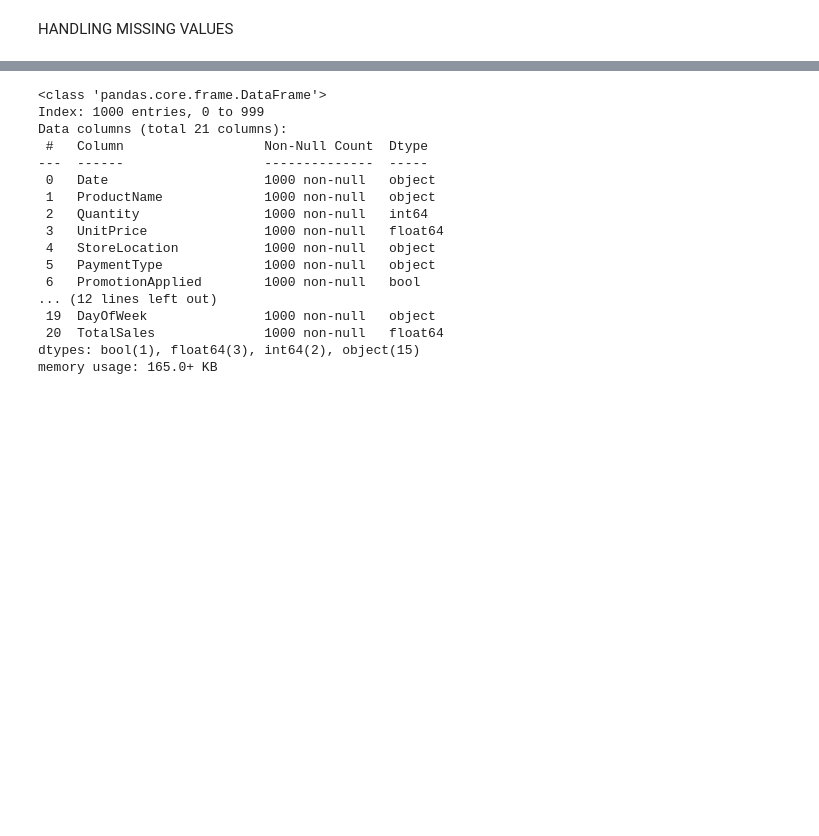
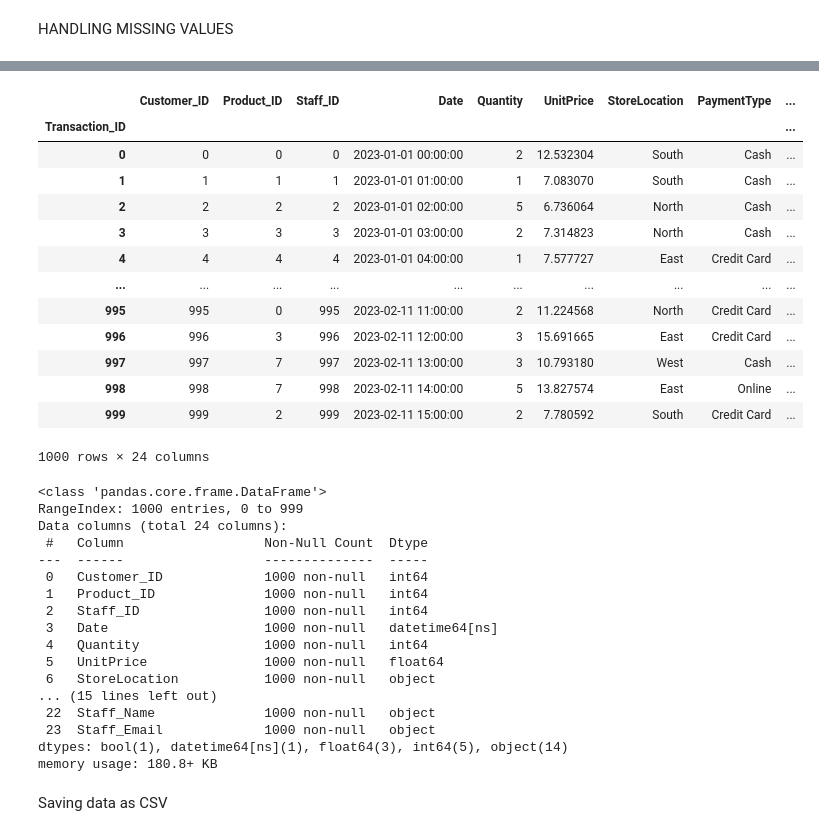
Before and after one commit to Taoficoda/zipo-food_etl_using_airflow, a Jupyter notebook: etl_pipeline.ipynb, the cells around one changed output, grey strips where cells are left out. Cells and saved outputs as stored; diff of their text form; code cells hidden in the pictures; blank space fills up the shorter version.

Commit message:
data-transformation1

```diff
--- a/etl_pipeline.ipynb
+++ b/etl_pipeline.ipynb
@@ -120,0 +145,9 @@ for str_cols in string_columns:
+# %%
+# product = data[['ProductName','UnitPrice']].copy().drop_duplicates().reset_index(drop=True)
+# product_ID = range(1, len(product) + 1)
+# product['Product_ID'] = product_ID
+#                     OR
+
+product = data[['ProductName']].copy().drop_duplicates().reset_index(drop=True)
+product.index.name = 'Product_ID'
+product = product.reset_index()
@@ -120,0 +167,4 @@ for str_cols in string_columns:
+# %%
+customer = data[['CustomerName','CustomerAddress','Customer_PhoneNumber','CustomerEmail']].copy().drop_duplicates().reset_index(drop=True)
+customer.index.name = 'Customer_ID'
+customer = customer.reset_index()
@@ -120,0 +187,4 @@ for str_cols in string_columns:
+# %%
+staff = data[['Staff_Name', 'Staff_Email']].copy().drop_duplicates().reset_index(drop=True)
+staff.index.name = 'Staff_ID'
+staff = staff.reset_index()
@@ -120,0 +205,7 @@ for str_cols in string_columns:
+# %%
+transcation_fact = data.merge(product, on=['ProductName'], how='left')\
+      .merge(customer, on=['CustomerName','CustomerAddress','Customer_PhoneNumber','CustomerEmail'], how='left')\
+            .merge(staff, on=['Staff_Name', 'Staff_Email'], how='left')
+
+transcation_fact.index.name = 'Transaction_ID'
+transcation_fact.reset_index()
@@ -121,20 +226,44 @@ for str_cols in string_columns:
+# %%
+transcation_fact = transcation_fact[['Customer_ID','Product_ID','Staff_ID','Date', 'Quantity', 'UnitPrice', 'StoreLocation', 'PaymentType',
+       'PromotionApplied', 'Weather', 'Temperature', 'StaffPerformanceRating',
+       'CustomerFeedback', 'DeliveryTime_min', 'OrderType', 'DayOfWeek',
+       'TotalSales', 'ProductName','CustomerName', 'CustomerAddress', 'Customer_PhoneNumber',
+       'CustomerEmail','Staff_Name', 'Staff_Email']]
+transcation_fact
+# %% [output]
+|  | Customer_ID | Product_ID | Staff_ID | Date | Quantity | UnitPrice | StoreLocation | PaymentType | ... |
+| Transaction_ID |  |  |  |  |  |  |  |  | ... |
+| 0 | 0 | 0 | 0 | 2023-01-01 00:00:00 | 2 | 12.532304 | South | Cash | ... |
+| 1 | 1 | 1 | 1 | 2023-01-01 01:00:00 | 1 | 7.083070 | South | Cash | ... |
+| 2 | 2 | 2 | 2 | 2023-01-01 02:00:00 | 5 | 6.736064 | North | Cash | ... |
+| 3 | 3 | 3 | 3 | 2023-01-01 03:00:00 | 2 | 7.314823 | North | Cash | ... |
+| 4 | 4 | 4 | 4 | 2023-01-01 04:00:00 | 1 | 7.577727 | East | Credit Card | ... |
+| ... | ... | ... | ... | ... | ... | ... | ... | ... | ... |
+| 995 | 995 | 0 | 995 | 2023-02-11 11:00:00 | 2 | 11.224568 | North | Credit Card | ... |
+| 996 | 996 | 3 | 996 | 2023-02-11 12:00:00 | 3 | 15.691665 | East | Credit Card | ... |
+| 997 | 997 | 7 | 997 | 2023-02-11 13:00:00 | 3 | 10.793180 | West | Cash | ... |
+| 998 | 998 | 7 | 998 | 2023-02-11 14:00:00 | 5 | 13.827574 | East | Online | ... |
+| 999 | 999 | 2 | 999 | 2023-02-11 15:00:00 | 2 | 7.780592 | South | Credit Card | ... |
+1000 rows × 24 columns
 # %%
-data.info()
+transcation_fact.info()
 # %% [output]
 <class 'pandas.core.frame.DataFrame'>
-Index: 1000 entries, 0 to 999
-Data columns (total 21 columns):
+RangeIndex: 1000 entries, 0 to 999
+Data columns (total 24 columns):
  #   Column                  Non-Null Count  Dtype
 ---  ------                  --------------  -----
- 0   Date                    1000 non-null   object
- 1   ProductName             1000 non-null   object
- 2   Quantity                1000 non-null   int64
- 3   UnitPrice               1000 non-null   float64
- 4   StoreLocation           1000 non-null   object
- 5   PaymentType             1000 non-null   object
- 6   PromotionApplied        1000 non-null   bool
-... (12 lines left out)
- 19  DayOfWeek               1000 non-null   object
- 20  TotalSales              1000 non-null   float64
-dtypes: bool(1), float64(3), int64(2), object(15)
-memory usage: 165.0+ KB
+ 0   Customer_ID             1000 non-null   int64
+ 1   Product_ID              1000 non-null   int64
+ 2   Staff_ID                1000 non-null   int64
+ 3   Date                    1000 non-null   datetime64[ns]
+ 4   Quantity                1000 non-null   int64
+ 5   UnitPrice               1000 non-null   float64
+ 6   StoreLocation           1000 non-null   object
+... (15 lines left out)
+ 22  Staff_Name              1000 non-null   object
+ 23  Staff_Email             1000 non-null   object
+dtypes: bool(1), datetime64[ns](1), float64(3), int64(5), object(14)
+memory usage: 180.8+ KB
+# %% [markdown]
+Saving data as CSV
```
Also changed, not shown: parts of 10 cells of this notebook.
